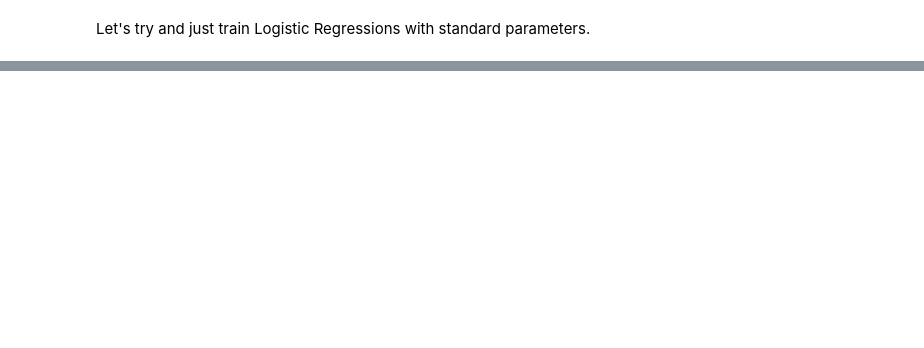
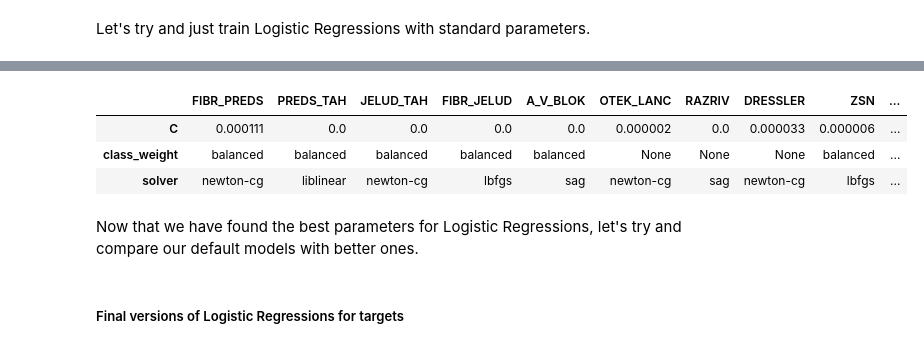
Before and after one commit to Lapochka365/HSE-Project-First-Year, a Jupyter notebook: Checkpoint 4.ipynb, the cells around one changed output, grey strips where cells are left out. Saved outputs shown, nothing was run; the diff lists cells and outputs as text; code cells hidden in the pictures; blank space fills up the shorter version.

Commit message:
Add full search for best Logistic Regression

```diff
--- a/Checkpoint 4.ipynb
+++ b/Checkpoint 4.ipynb
@@ -261,0 +328,3 @@ Well, precision lowered on most of the targets, and quite high on some of them.
+# %%
+best_metrics_oversampling_df = pd.DataFrame(best_metrics)
+best_metrics_oversampling_df.head(5)
@@ -261,0 +388,15 @@ Well, precision lowered on most of the targets, and quite high on some of them.
+# %%
+best_oversamplers = {}
+for target in target_columns:
+    metrics_for_target = best_metrics_oversampling_df[
+        best_metrics_oversampling_df[3] == target
+    ]
+    sampler = metrics_for_target[metrics_for_target[4] == "recall_score"][2].iloc[0]
+    print(f"Target = {target}, Best OverSampler = {sampler}")
+    if sampler == SMOTENC:
+        init_sampler = globals()[sampler](
+            random_state=SEED, categorical_features=categorical_features_indices
+        )
+    else:
+        init_sampler = globals()[sampler](random_state=SEED)
+    best_oversamplers[target] = init_sampler
@@ -261,0 +418,23 @@ Well, precision lowered on most of the targets, and quite high on some of them.
+# %%
+def objective(trial, X, y, oversampler, average):
+    C = trial.suggest_float("C", 1e-10, 1e10, log=True)
+    class_weight = trial.suggest_categorical("class_weight", [None, "balanced"])
+    solver = trial.suggest_categorical("solver", ["lbfgs", "liblinear", "newton-cg", "newton-cholesky", "sag", "saga"])
+    log_reg = LogisticRegression(C=C, class_weight=class_weight, solver=solver, random_state=SEED, max_iter=MAX_ITER, n_jobs=-1)
+    X_train, X_eval, y_train, y_eval = train_test_split(
+        X, y, test_size=0.2, stratify=y, random_state=SEED
+    )
+    X_train, y_train = oversampler.fit_resample(X_train, y_train)
+    log_reg.fit(X_train, y_train)
+    return recall_score(y_eval, log_reg.predict(X_eval), average=average, zero_division=0)
+# %%
+best_params = {}
+for target in target_columns:
+    study = optuna.create_study(direction="maximize", study_name=target)
+    if target != "LET_IS":
+        average = "binary"
+    else:
+        average = "micro"
+    y = infarction_df[target]
+    study.optimize(lambda trial: objective(trial, X, y, best_oversamplers[target], average), n_trials=100)
+    best_params[target] = study.best_params
@@ -261,0 +459,11 @@ Well, precision lowered on most of the targets, and quite high on some of them.
+# %%
+pd.DataFrame(best_params)
+# %% [output]
+|  | FIBR_PREDS | PREDS_TAH | JELUD_TAH | FIBR_JELUD | A_V_BLOK | OTEK_LANC | RAZRIV | DRESSLER | ZSN | ... |
+| C | 0.000111 | 0.0 | 0.0 | 0.0 | 0.0 | 0.000002 | 0.0 | 0.000033 | 0.000006 | ... |
+| class_weight | balanced | balanced | balanced | balanced | balanced | None | None | None | balanced | ... |
+| solver | newton-cg | liblinear | newton-cg | lbfgs | sag | newton-cg | sag | newton-cg | lbfgs | ... |
+# %% [markdown]
+Now that we have found the best parameters for Logistic Regressions, let's try and compare our default models with better ones.
+# %% [markdown]
+##### Final versions of Logistic Regressions for targets
```
Also changed, not shown: parts of 55 cells of this notebook.
